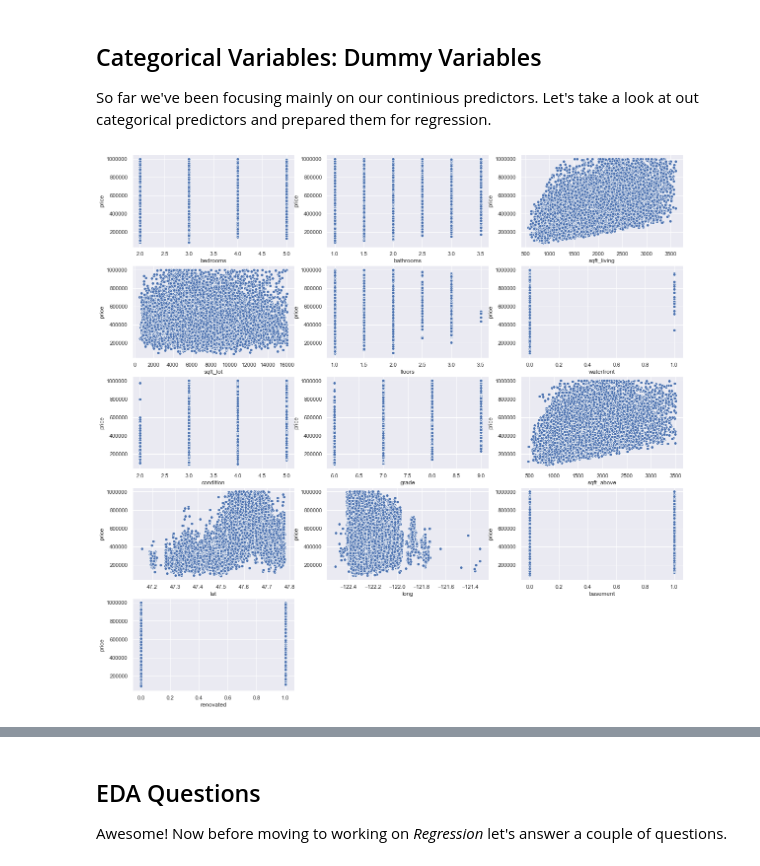
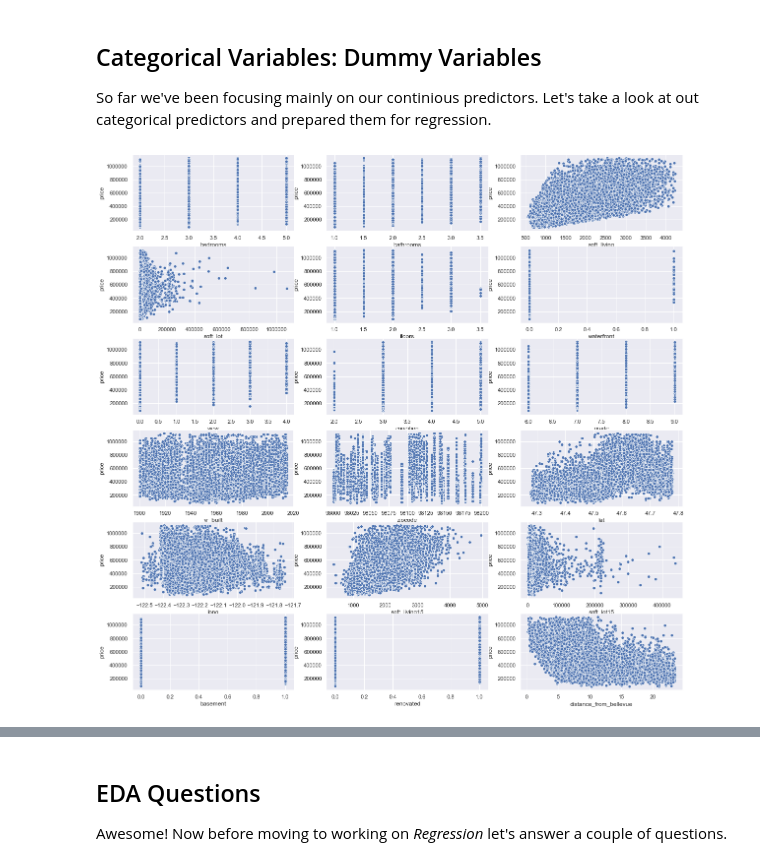
Before and after one commit to Princess-1/2_Module_Project, a Jupyter notebook: EDA.ipynb, the cells around one changed output, grey strips where cells are left out. Saved outputs shown, nothing was run; the diff lists cells and outputs as text; code cells hidden in the pictures.

Commit message:
Reworked EDA.ipynb and Data_Cleaning.ipynb

```diff
--- a/EDA.ipynb
+++ b/EDA.ipynb
@@ -152,6 +201,6 @@ for column in kc_cleaned.columns:
     sns.set(style='dark')
     sns.boxplot(x=column, data=kc_cleaned)
     plt.xlabel(f'{column.upper()}', fontsize=15)
-    plt.title(f'Boxplot to view outliers in {column} column', fontsize=15)
+    plt.title(f'Boxplot to view Distribution of Outliers in {column.capitalize()} column', fontsize=15)
     plt.show()
 # %% [output]
@@ -184,8 +232,8 @@ for column in kc_cleaned:
     Q1 = col.quantile(0.25)
     Q3 = col.quantile(0.75)
     IQR = Q3 - Q1
-    lower_limit = Q1 - 1.5 * IQR
-    upper_limit = Q3 + 1.5 * IQR
+    lower_limit = Q1 - (1.5 * IQR)
+    upper_limit = Q3 + (1.5 * IQR)
     print(f'{column.upper()}:\nQ1: {Q1}\n'
           f'Q3: {Q3}\n'
           f'IQR: {IQR}\n'
@@ -215,11 +263,11 @@ Great, now that we know the *'lower'* and *'upper'* limits for each column we ca
 # %%
 # Remove outliers from columns not mentioned above
-kc_cleaned.drop(kc_cleaned[(kc_cleaned['price'] > 1000000) | (kc_cleaned['bedrooms'] > 5.5) |
+kc_cleaned.drop(kc_cleaned[(kc_cleaned['price'] > 1128000) | (kc_cleaned['bedrooms'] > 5.5) |
                            (kc_cleaned['bedrooms'] < 1.5) | (kc_cleaned['bathrooms'] > 3.625) |
-                           (kc_cleaned['bathrooms'] < .625) | (kc_cleaned['sqft_living'] > 3600) |
-                           (kc_cleaned['condition'] < 1.5) | (kc_cleaned['grade'] > 9.5) |
-                           (kc_cleaned['grade'] < 5.5) | (kc_cleaned['sqft_above'] > 3500) |
-                           (kc_cleaned['sqft_lot'] > 16000)].index, inplace=True)
+                           (kc_cleaned['bathrooms'] < .625) | (kc_cleaned['sqft_living'] > 4230) |
+                           (kc_cleaned['grade'] < 5.5) | (kc_cleaned['condition'] < 1.5) |
+                           (kc_cleaned['grade'] > 9.5) | (kc_cleaned['distance_from_bellevue'] > 23.45)
+                          ].index, inplace=True)
 # %%
 # View shape to see how much data we have left over
 kc_cleaned.shape
@@ -383,0 +430,4 @@ plt.show()
+# %%
+# Drop 'sqft_above' from dataframe and view change
+kc_cleaned.drop(['sqft_above'], axis=1, inplace=True)
+kc_cleaned.head()
@@ -386,30 +443,30 @@ plt.show()
 So far we've been focusing mainly on our continious predictors. Let's take a look at out categorical predictors and prepared them for regression.
 # %%
 # Scatter plot plot of all predictors with y='price'
-fig, axes = plt.subplots(5, 3, figsize=(20, 20))
+fig, axes = plt.subplots(6, 3, figsize=(20, 20))
 
 # Use Seaborn to create Scatterplots of all predictors
 sns.scatterplot(ax=axes[0, 0], data=kc_cleaned, x='bedrooms', y='price')
 sns.scatterplot(ax=axes[0, 1], data=kc_cleaned, x='bathrooms', y='price')
 sns.scatterplot(ax=axes[0, 2], data=kc_cleaned, x='sqft_living', y='price')
 sns.scatterplot(ax=axes[1, 0], data=kc_cleaned, x='sqft_lot', y='price')
 sns.scatterplot(ax=axes[1, 1], data=kc_cleaned, x='floors', y='price')
 sns.scatterplot(ax=axes[1, 2], data=kc_cleaned, x='waterfront', y='price')
-sns.scatterplot(ax=axes[2, 0], data=kc_cleaned, x='condition', y='price')
-sns.scatterplot(ax=axes[2, 1], data=kc_cleaned, x='grade', y='price')
-sns.scatterplot(ax=axes[2, 2], data=kc_cleaned, x='sqft_above', y='price')
-sns.scatterplot(ax=axes[3, 0], data=kc_cleaned, x='lat', y='price')
-sns.scatterplot(ax=axes[3, 1], data=kc_cleaned, x='long', y='price')
-sns.scatterplot(ax=axes[3, 2], data=kc_cleaned, x='basement', y='price')
-sns.scatterplot(ax=axes[4, 0], data=kc_cleaned, x='renovated', y='price')
-
-# Remove leftover plots not used
-axes.flat[-2].set_visible(False)
-axes.flat[-1].set_visible(False)
-
+sns.scatterplot(ax=axes[2, 0], data=kc_cleaned, x='view', y='price')
+sns.scatterplot(ax=axes[2, 1], data=kc_cleaned, x='condition', y='price')
+sns.scatterplot(ax=axes[2, 2], data=kc_cleaned, x='grade', y='price')
+sns.scatterplot(ax=axes[3, 0], data=kc_cleaned, x='yr_built', y='price')
+sns.scatterplot(ax=axes[3, 1], data=kc_cleaned, x='zipcode', y='price')
+sns.scatterplot(ax=axes[3, 2], data=kc_cleaned, x='lat', y='price')
+sns.scatterplot(ax=axes[4, 0], data=kc_cleaned, x='long', y='price')
+sns.scatterplot(ax=axes[4, 1], data=kc_cleaned, x='sqft_living15', y='price')
+sns.scatterplot(ax=axes[4, 2], data=kc_cleaned, x='sqft_lot15', y='price')
+sns.scatterplot(ax=axes[5, 0], data=kc_cleaned, x='basement', y='price')
+sns.scatterplot(ax=axes[5, 1], data=kc_cleaned, x='renovated', y='price')
+sns.scatterplot(ax=axes[5, 2], data=kc_cleaned, x='distance_from_bellevue', y='price')
 plt.show()
 # %% [output]
-[figure, old version]
+[figure, new version]
 # %% [markdown]
 **Key Takeaway Scatterplot: Categorical Variables**
 Our Categorical variables are:
```
Also changed, not shown: parts of 37 cells of this notebook, 3 other files.
